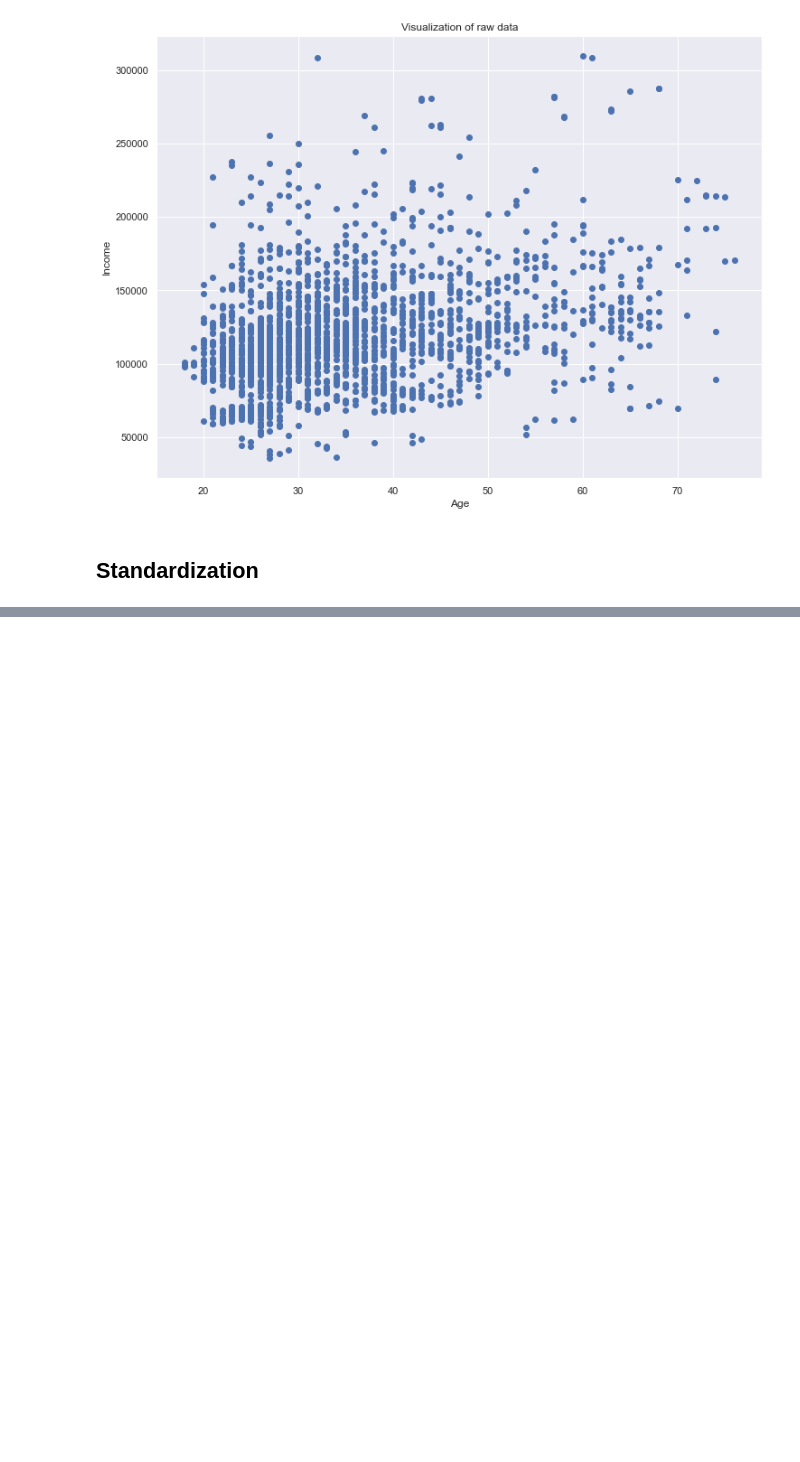
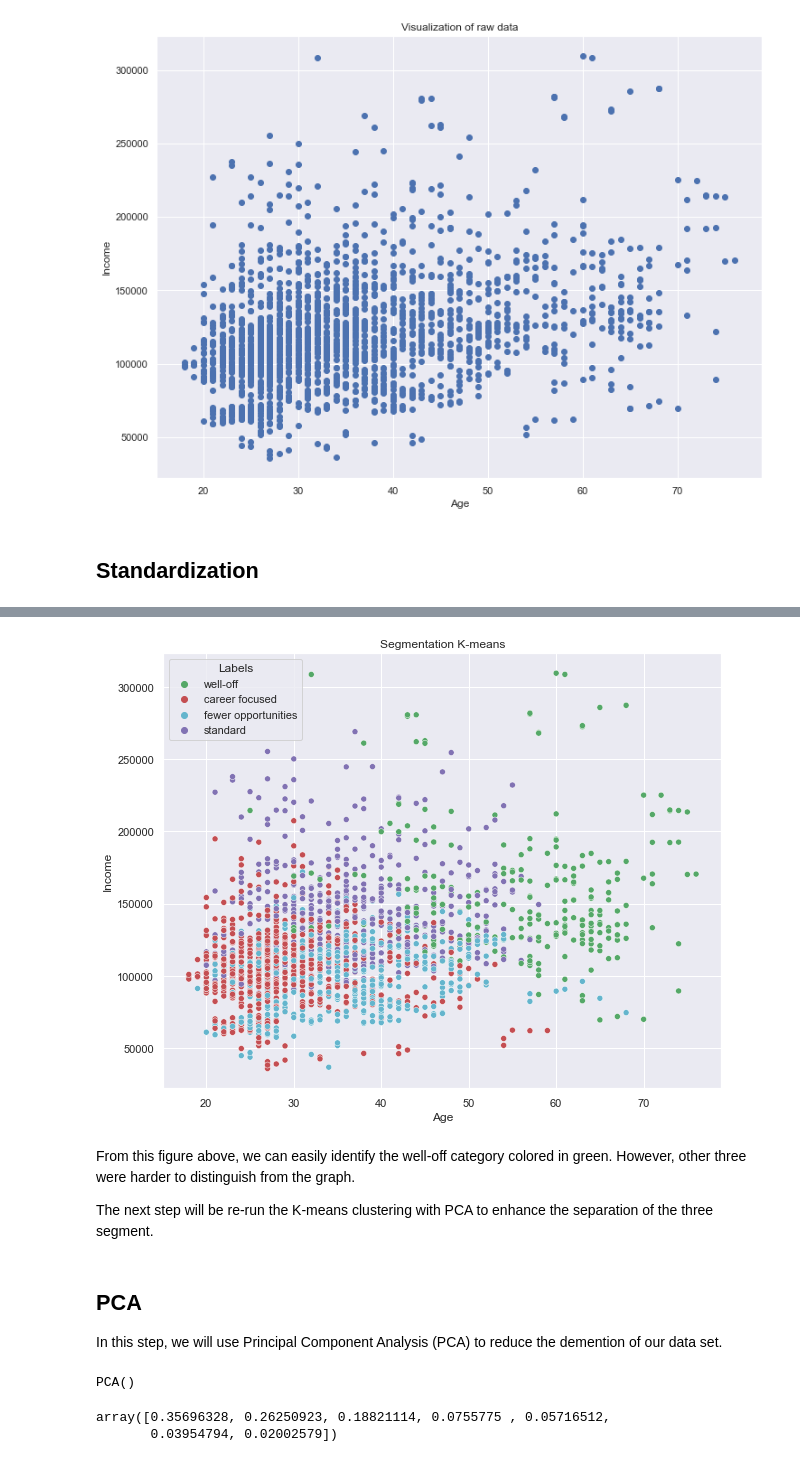
Before and after one commit to DrBoLi/Customer-Segementation, a Jupyter notebook: Customer Segmentation.ipynb, the cells around one changed output, grey strips where cells are left out. Drawn from its saved outputs; the diff is of its cells as text; code cells hidden in the pictures; blank space fills up the shorter version.

```diff
--- a/Customer Segmentation.ipynb
+++ b/Customer Segmentation.ipynb
@@ -82,0 +187,8 @@ segmentation_std = scaler.fit_transform(df_segmentation)
+# %%
+# make a copy of the segmentation result
+df_segm_kmeans = df_segmentation.copy()
+df_segm_kmeans['Segment K-means'] = kmeans.labels_
+
+#calculate the segment mean
+df_segm_analysis = df_segm_kmeans.groupby(['Segment K-means']).mean()
+df_segm_analysis
@@ -82,0 +234,35 @@ segmentation_std = scaler.fit_transform(df_segmentation)
+# %%
+#map the segment names to the raw data
+df_segm_kmeans['Labels'] = df_segm_kmeans['Segment K-means'].map({0:'well-off',
+                                                                 1:'fewer opportunities',
+                                                                 2:'standard',
+                                                                 3:'career focused'})
+# %%
+#create the plot to visualize the segmentation result
+x = df_segm_kmeans['Age']
+y = df_segm_kmeans['Income']
+plt.figure(figsize = (10,8))
+sns.scatterplot(x = x, y = y, hue = df_segm_kmeans['Labels'], palette = ['g','r','c','m'])
+plt.title('Segmentation K-means')
+plt.show()
+# %% [output]
+[figure, added]
+# %% [markdown]
+From this figure above, we can easily identify the well-off category colored in green. However, other three were harder to distinguish from the graph.
+
+The next step will be re-run the K-means clustering with PCA to enhance the separation of the three segment.
+# %% [markdown]
+## PCA
+In this step, we will use Principal Component Analysis (PCA) to reduce the demention of our data set.
+# %%
+# apply PCA to our dataset
+pca = PCA()
+pca.fit(segmentation_std)
+# %% [output]
+PCA()
+# %%
+# PCA will create 7 variables based on the dataset and evaluate each one's importance. The total ratio adds up to 1.
+pca.explained_variance_ratio_
+# %% [output]
+array([0.35696328, 0.26250923, 0.18821114, 0.0755775 , 0.05716512,
+       0.03954794, 0.02002579])
```
Also changed, not shown: parts of 57 cells of this notebook.
